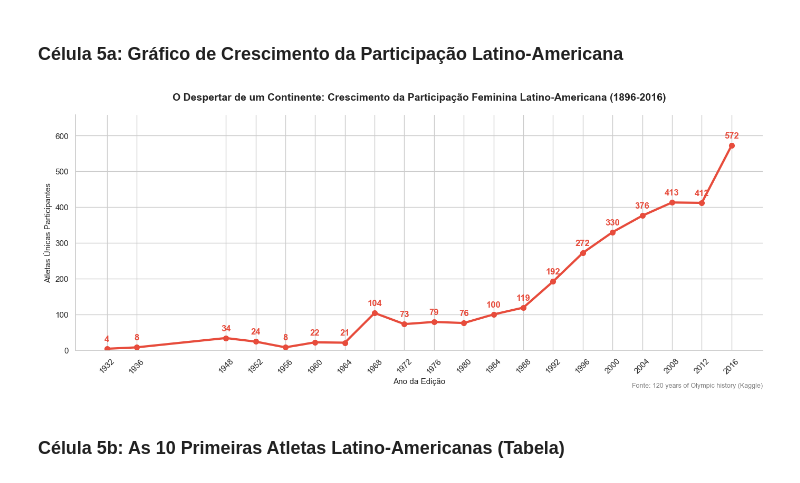
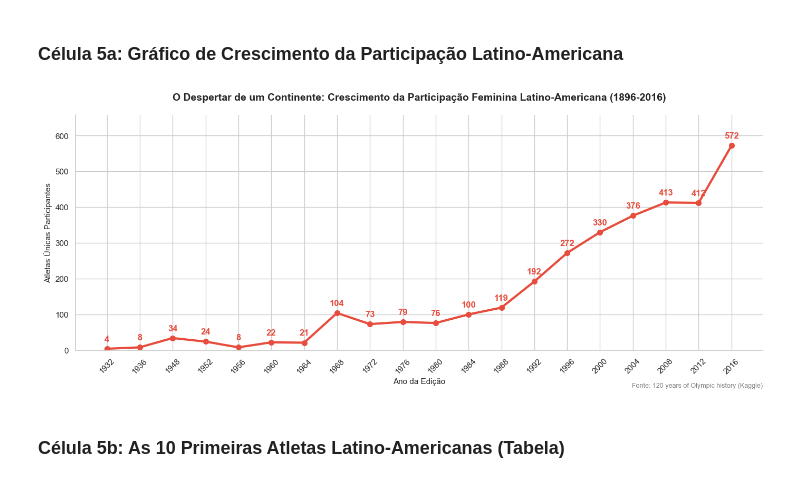
Before and after one commit to gustavo-gm-dev/iaa002-trabalho-python, a Jupyter notebook: TRABALHO_DE_IAA007/IAA007Trabalho.ipynb, the cells around one changed output. Cells and saved outputs as stored; diff of their text form; code cells hidden in the pictures.

```diff
--- a/TRABALHO_DE_IAA007/IAA007Trabalho.ipynb
+++ b/TRABALHO_DE_IAA007/IAA007Trabalho.ipynb
@@ -166,40 +166,43 @@ df_fem_latam = df_summer[(df_summer['Sex'] == 'F') &
 
 # 3. Agrupando atletas únicas por ano para ver o crescimento
 df_crescimento_latam = df_fem_latam.groupby('Year')['ID'].nunique()
 
 fig, ax = plt.subplots(figsize=(14, 6))
 
-# Plotando a linha de crescimento
-ax.plot(df_crescimento_latam.index, df_crescimento_latam.values, color=cor_f, linewidth=3, marker='o', markersize=7)
+# SOLUÇÃO: Criar um array sequencial para forçar o espaçamento uniforme
+x_pos = np.arange(len(df_crescimento_latam))
+
+# Plotando a linha de crescimento usando as posições sequenciais no eixo X
+ax.plot(x_pos, df_crescimento_latam.values, color=cor_f, linewidth=3, marker='o', markersize=7)
 
 # Adicionando rótulos de dados em todos os pontos
-for ano, valor in df_crescimento_latam.items():
-    ax.annotate(f'{int(valor)}', (ano, valor), textcoords="offset points",
+for i, (ano, valor) in enumerate(df_crescimento_latam.items()):
+    ax.annotate(f'{int(valor)}', (x_pos[i], valor), textcoords="offset points",
                 xytext=(0, 10), ha='center', fontweight='bold', color=cor_f)
 
 # Textos, Títulos e Eixos
 ax.set_title("O Despertar de um Continente: Crescimento da Participação Feminina Latino-Americana (1896-2016)", pad=20, fontweight='bold')
 ax.set_xlabel("Ano da Edição")
 ax.set_ylabel("Atletas Únicas Participantes")
 
 # Ajustando o limite do eixo Y para os rótulos não cortarem
 ax.set_ylim(0, df_crescimento_latam.max() * 1.15)
 
-# Garantindo que os anos fiquem visíveis no eixo X
-ax.set_xticks(df_crescimento_latam.index)
+# Garantindo que os anos fiquem visíveis no eixo X (Trocando os números sequenciais pelos anos)
+ax.set_xticks(x_pos)
 ax.set_xticklabels(df_crescimento_latam.index, rotation=45)
 
 # Limpando bordas (Design clean)
 ax.spines['top'].set_visible(False)
 ax.spines['right'].set_visible(False)
 
 # Adicionando a fonte
 plt.text(1, -0.15, 'Fonte: 120 years of Olympic history (Kaggle)', ha='right', va='center', transform=ax.transAxes, fontsize=9, color='gray')
 
 plt.tight_layout()
 plt.show()
 # %% [output]
-[figure, old version]
+[figure, new version]
 # %% [markdown]
 ### Célula 5b: As 10 Primeiras Atletas Latino-Americanas (Tabela)
 # %%
```
